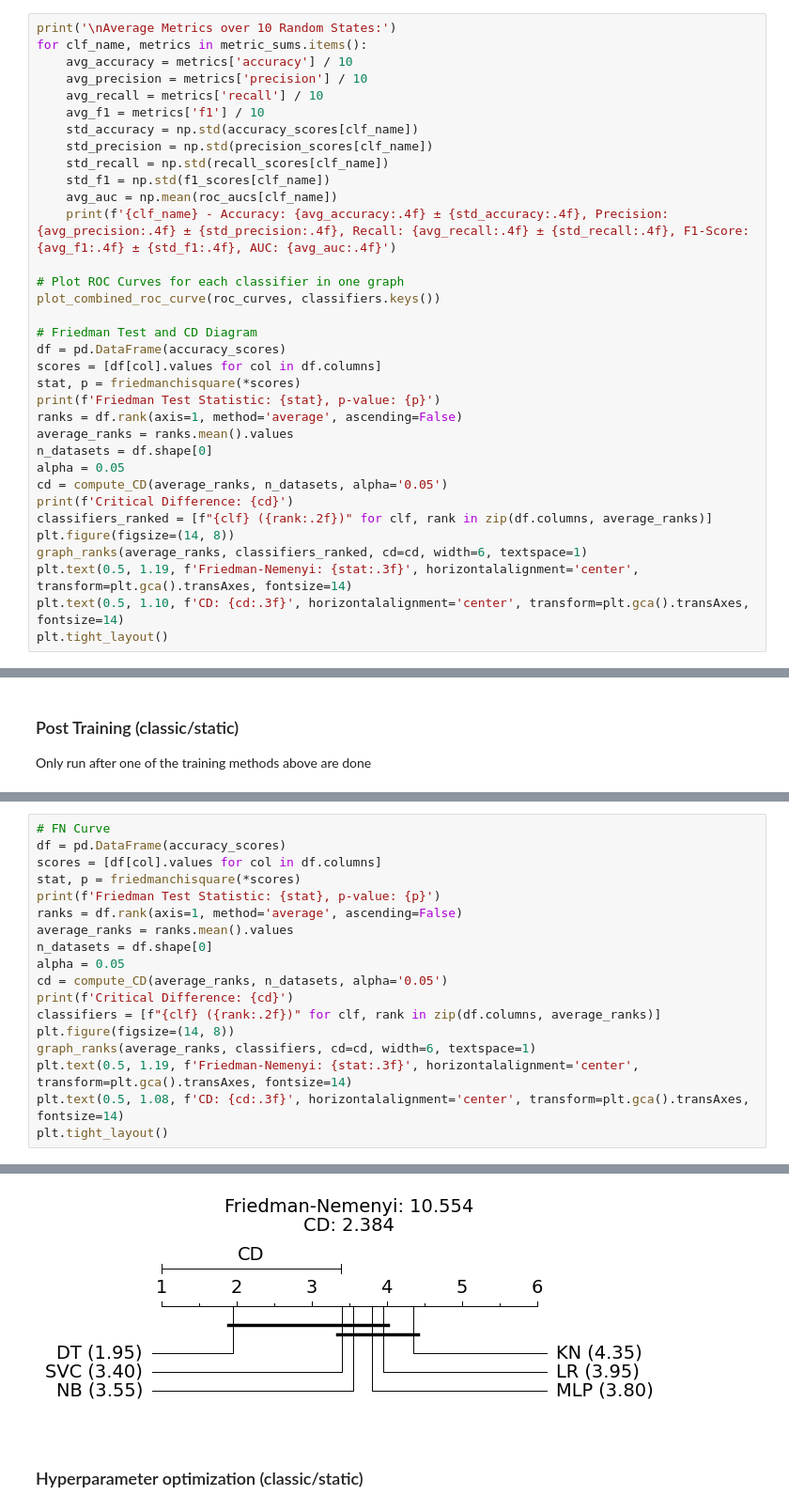
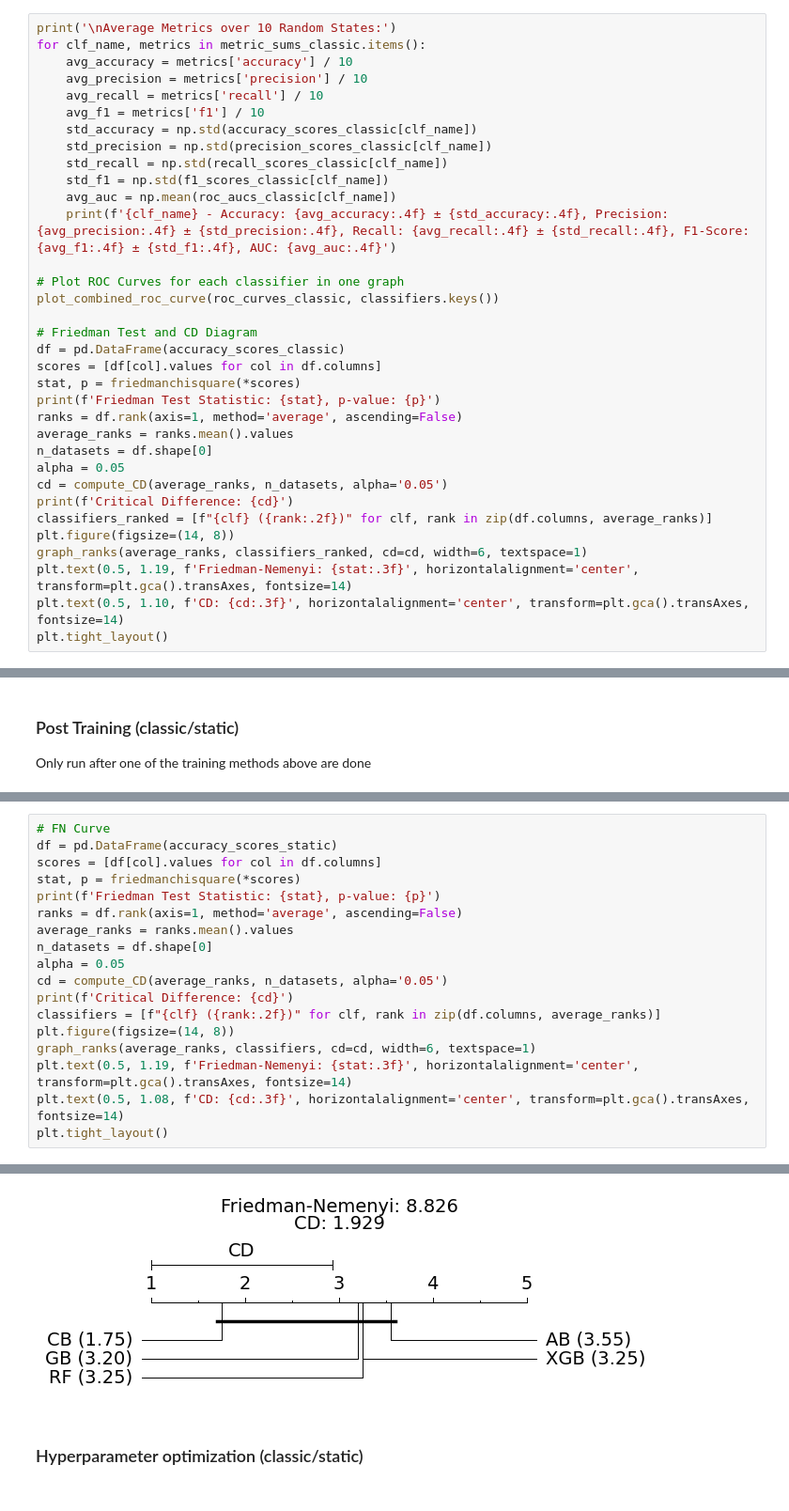
Before and after one commit to InfoLab-SKKU/Explainable-Ensemble-Hypoglycemia, a Jupyter notebook: code/detectionLayer (1).ipynb, the cells around one changed output, grey strips where cells are left out. Shown at 94% size. Drawn from its saved outputs; the diff is of its cells as text.

```diff
--- a/code/detectionLayer (1).ipynb
+++ b/code/detectionLayer (1).ipynb
@@ -746,23 +746,23 @@ MLP - Accuracy: 0.7321, Precision: 0.7398, Recall: 0.7321, F1-Score: 0.7300
 SVC - Accuracy: 0.7143, Precision: 0.7154, Recall: 0.7143, F1-Score: 0.7139
 # %%
 print('\nAverage Metrics over 10 Random States:')
-for clf_name, metrics in metric_sums.items():
+for clf_name, metrics in metric_sums_classic.items():
     avg_accuracy = metrics['accuracy'] / 10
     avg_precision = metrics['precision'] / 10
     avg_recall = metrics['recall'] / 10
     avg_f1 = metrics['f1'] / 10
-    std_accuracy = np.std(accuracy_scores[clf_name])
-    std_precision = np.std(precision_scores[clf_name])
-    std_recall = np.std(recall_scores[clf_name])
-    std_f1 = np.std(f1_scores[clf_name])
-    avg_auc = np.mean(roc_aucs[clf_name])
+    std_accuracy = np.std(accuracy_scores_classic[clf_name])
+    std_precision = np.std(precision_scores_classic[clf_name])
+    std_recall = np.std(recall_scores_classic[clf_name])
+    std_f1 = np.std(f1_scores_classic[clf_name])
+    avg_auc = np.mean(roc_aucs_classic[clf_name])
     print(f'{clf_name} - Accuracy: {avg_accuracy:.4f} ± {std_accuracy:.4f}, Precision: {avg_precision:.4f} ± {std_precision:.4f}, Recall: {avg_recall:.4f} ± {std_recall:.4f}, F1-Score: {avg_f1:.4f} ± {std_f1:.4f}, AUC: {avg_auc:.4f}')
 
 # Plot ROC Curves for each classifier in one graph
-plot_combined_roc_curve(roc_curves, classifiers.keys())
+plot_combined_roc_curve(roc_curves_classic, classifiers.keys())
 
 # Friedman Test and CD Diagram
-df = pd.DataFrame(accuracy_scores)
+df = pd.DataFrame(accuracy_scores_classic)
 scores = [df[col].values for col in df.columns]
 stat, p = friedmanchisquare(*scores)
 print(f'Friedman Test Statistic: {stat}, p-value: {p}')
@@ -942,7 +941,7 @@ plot_combined_roc_curve(roc_curves, classifiers.keys())
 /home/researchsrv1/clement/DES4DepressionTest/code/bonk.svg
 # %%
 # FN Curve
-df = pd.DataFrame(accuracy_scores)
+df = pd.DataFrame(accuracy_scores_static)
 scores = [df[col].values for col in df.columns]
 stat, p = friedmanchisquare(*scores)
 print(f'Friedman Test Statistic: {stat}, p-value: {p}')
@@ -964,4 +963,4 @@ Critical Difference: 2.384234260914288
 <Figure size 1400x800 with 0 Axes>
-[figure, old version]
+[figure, new version]
 # %% [markdown]
 ### Hyperparameter optimization (classic/static)
```
Also changed, not shown: parts of 24 cells of this notebook, 5 other files.
